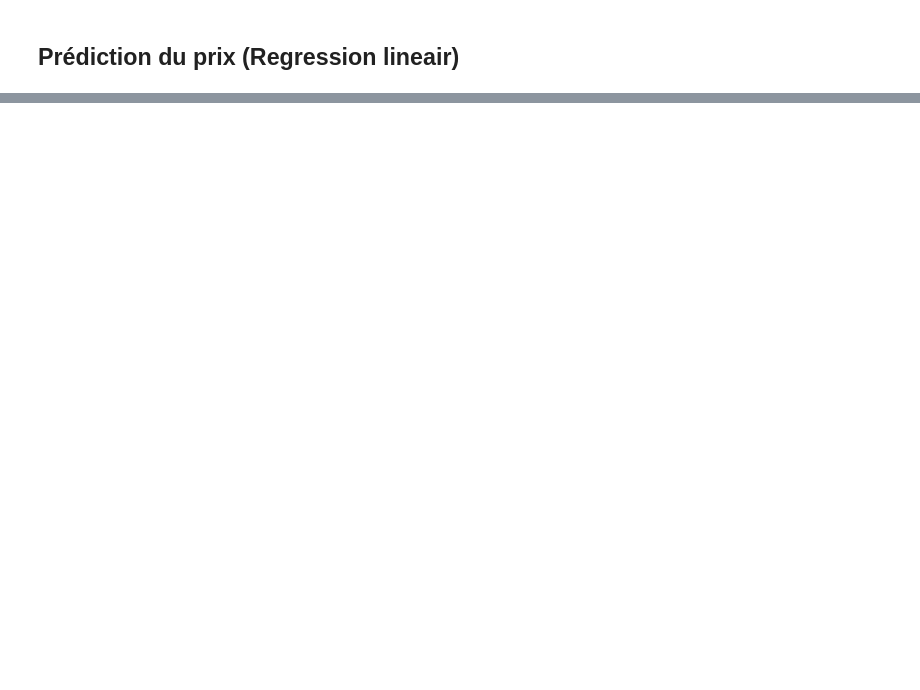
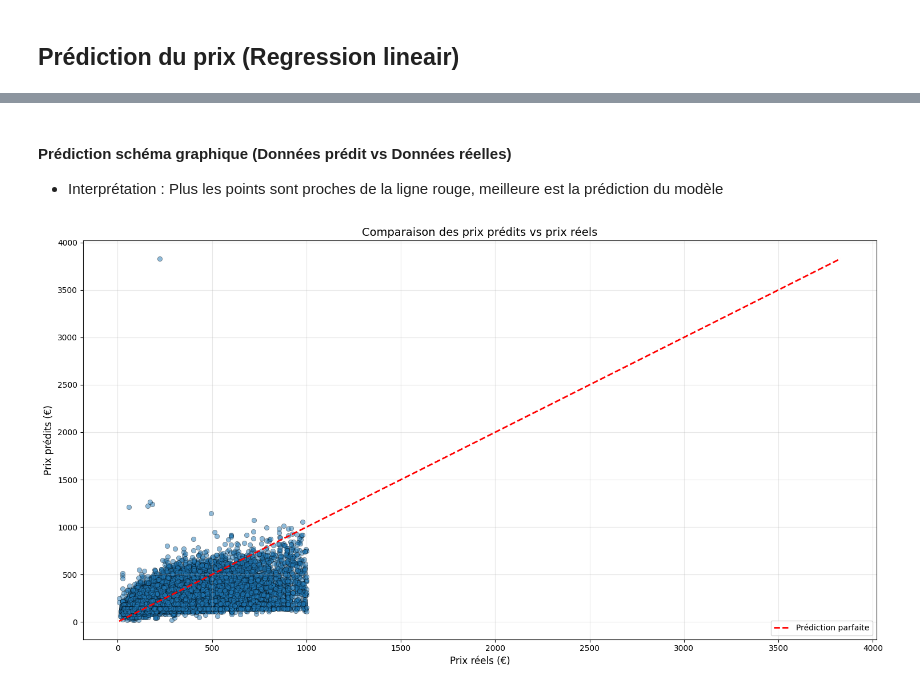
Before and after one commit to AlexandreRochaQ/projet_airbnb, a Jupyter notebook: airbnb.ipynb, the cells around one changed output, grey strips where cells are left out. Saved outputs shown, nothing was run; the diff lists cells and outputs as text; code cells hidden in the pictures; blank space fills up the shorter version.

```diff
--- a/airbnb.ipynb
+++ b/airbnb.ipynb
@@ -61,0 +165,24 @@ Nombre de lignes : 84055
+# %% [markdown]
+#### Prédiction schéma graphique (Données prédit vs Données réelles)
+
+- Interprétation : Plus les points sont proches de la ligne rouge, meilleure est la prédiction du modèle
+# %%
+plt.figure(figsize=(15, 8))
+
+# Scatter plot des prix réels vs prix prédits
+plt.scatter(y, y_pred, alpha=0.5, edgecolors='k', linewidth=0.5)
+
+# Ligne diagonale (prédiction parfaite)
+min_val = min(y.min(), y_pred.min())
+max_val = max(y.max(), y_pred.max())
+plt.plot([min_val, max_val], [min_val, max_val], 'r--', linewidth=2, label='Prédiction parfaite')
+
+plt.xlabel('Prix réels (€)', fontsize=12)
+plt.ylabel('Prix prédits (€)', fontsize=12)
+plt.title('Comparaison des prix prédits vs prix réels', fontsize=14)
+plt.legend()
+plt.grid(True, alpha=0.3)
+plt.tight_layout()
+plt.show()
+# %% [output]
+[figure, added]
```
Also changed, not shown: parts of 26 cells of this notebook.
